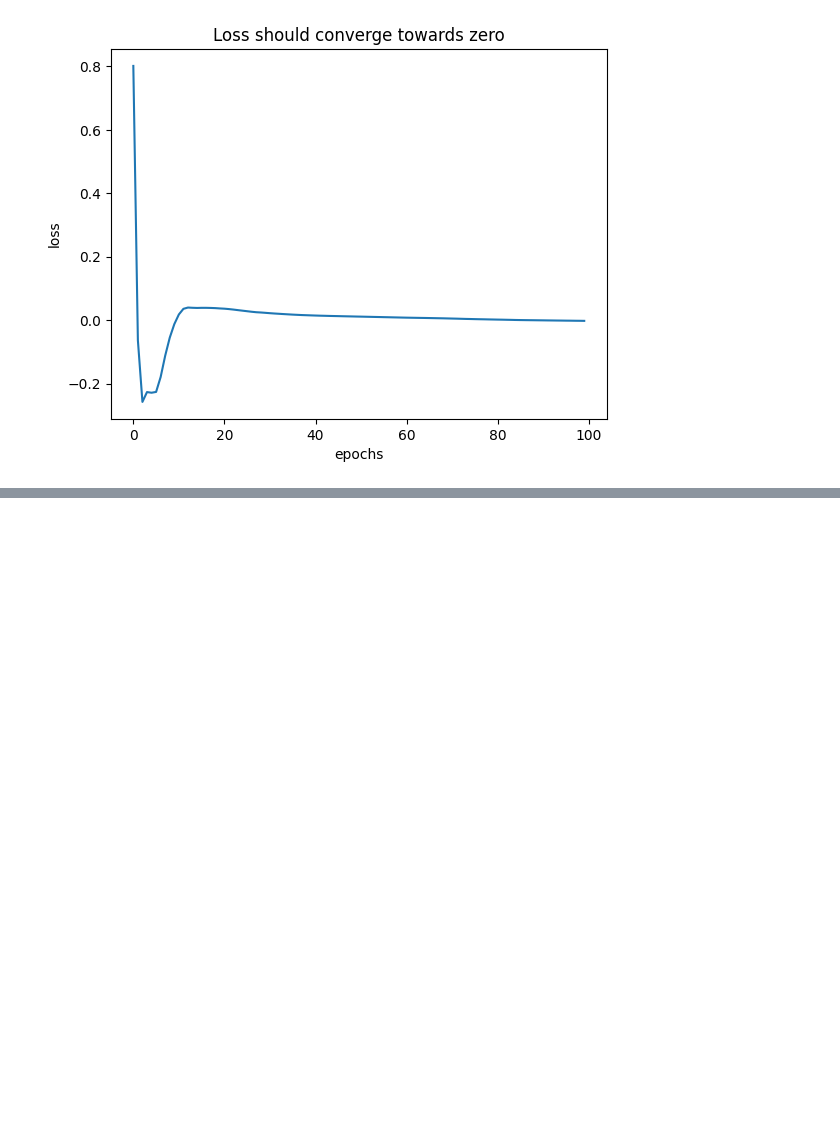
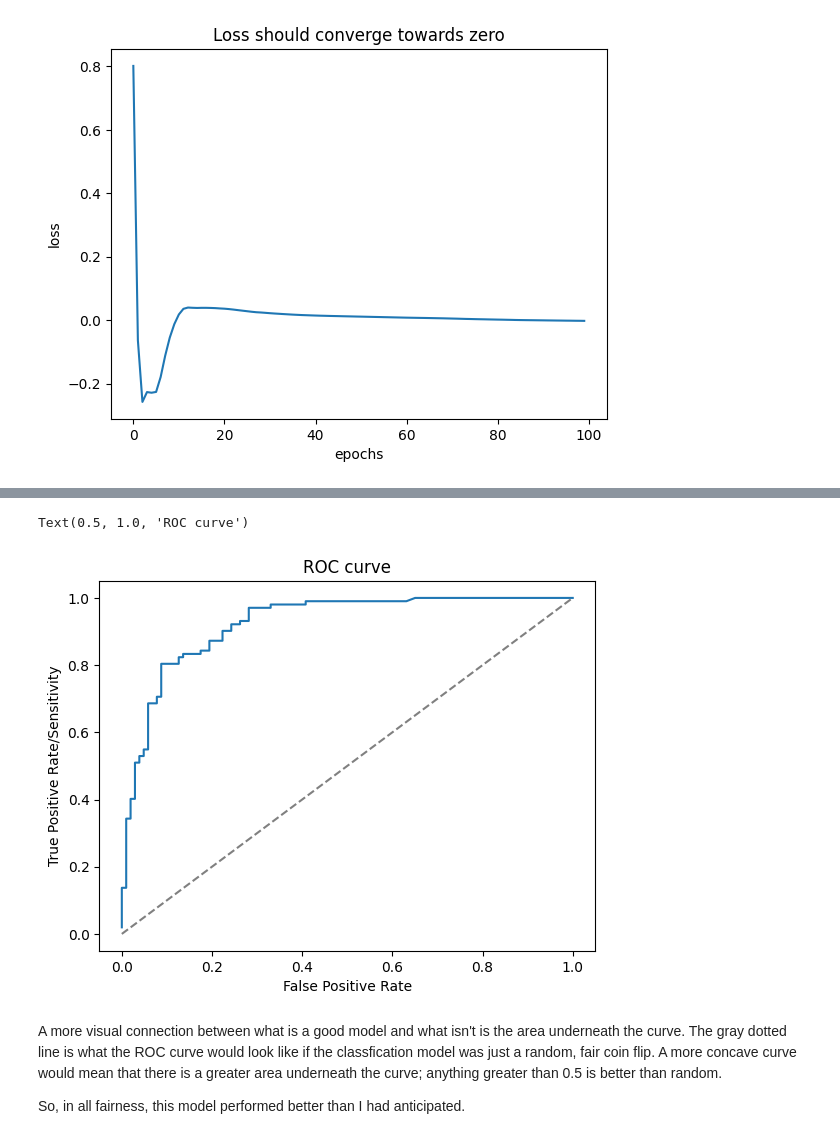
Before and after one commit to Yuze1734/SimpleNN-UCIHeartDisease, a Jupyter notebook: testingSNN.ipynb, the cells around one changed output, grey strips where cells are left out. Drawn from its saved outputs; the diff is of its cells as text; code cells hidden in the pictures; blank space fills up the shorter version.

```diff
--- a/testingSNN.ipynb
+++ b/testingSNN.ipynb
@@ -200,0 +242,39 @@ print(output[-1])
+# %%
+TP_list = []
+FP_list = []
+
+# Using the already trained model
+for threshold in np.arange(0, 1, 0.0001):
+    confusion_matrix = {"TP": 0, "FP": 0, "TN": 0, "FN": 0}
+    for i in range(len(features_test_scaled)):
+        inputv = features_test_scaled[i]
+        y = y_test[i]
+        _, _, y_hat = forwardprop(inputv, A, a)
+        pred = classify([y_hat[-1]], threshold)
+
+        # Creating the confusion matrix and appending the rates
+        if y == 1 and pred[-1] == True:
+            confusion_matrix["TP"] += 1
+        elif y == 0 and pred[-1] == True:
+            confusion_matrix["FP"] += 1
+        elif y == 1 and pred[-1] == False:
+            confusion_matrix["FN"] += 1
+        else:
+            confusion_matrix["TN"] += 1
+    TP_rate = confusion_matrix["TP"] / (confusion_matrix["TP"] + confusion_matrix["FN"])
+    FP_rate = confusion_matrix["FP"] / (confusion_matrix["TN"] + confusion_matrix["FP"])
+    TP_list.append(TP_rate)
+    FP_list.append(FP_rate)
+
+plt.plot(FP_list, TP_list)
+plt.plot([0, 1], [0, 1], linestyle = "--", color = "gray")
+plt.xlabel("False Positive Rate")
+plt.ylabel("True Positive Rate/Sensitivity")
+plt.title("ROC curve")
+# %% [output]
+Text(0.5, 1.0, 'ROC curve')
+[figure, added]
+# %% [markdown]
+A more visual connection between what is a good model and what isn't is the area underneath the curve. The gray dotted line is what the ROC curve would look like if the classfication model was just a random, fair coin flip. A more concave curve would mean that there is a greater area underneath the curve; anything greater than 0.5 is better than random.
+
+So, in all fairness, this model performed better than I had anticipated.
```
Also changed, not shown: parts of 15 cells of this notebook.
